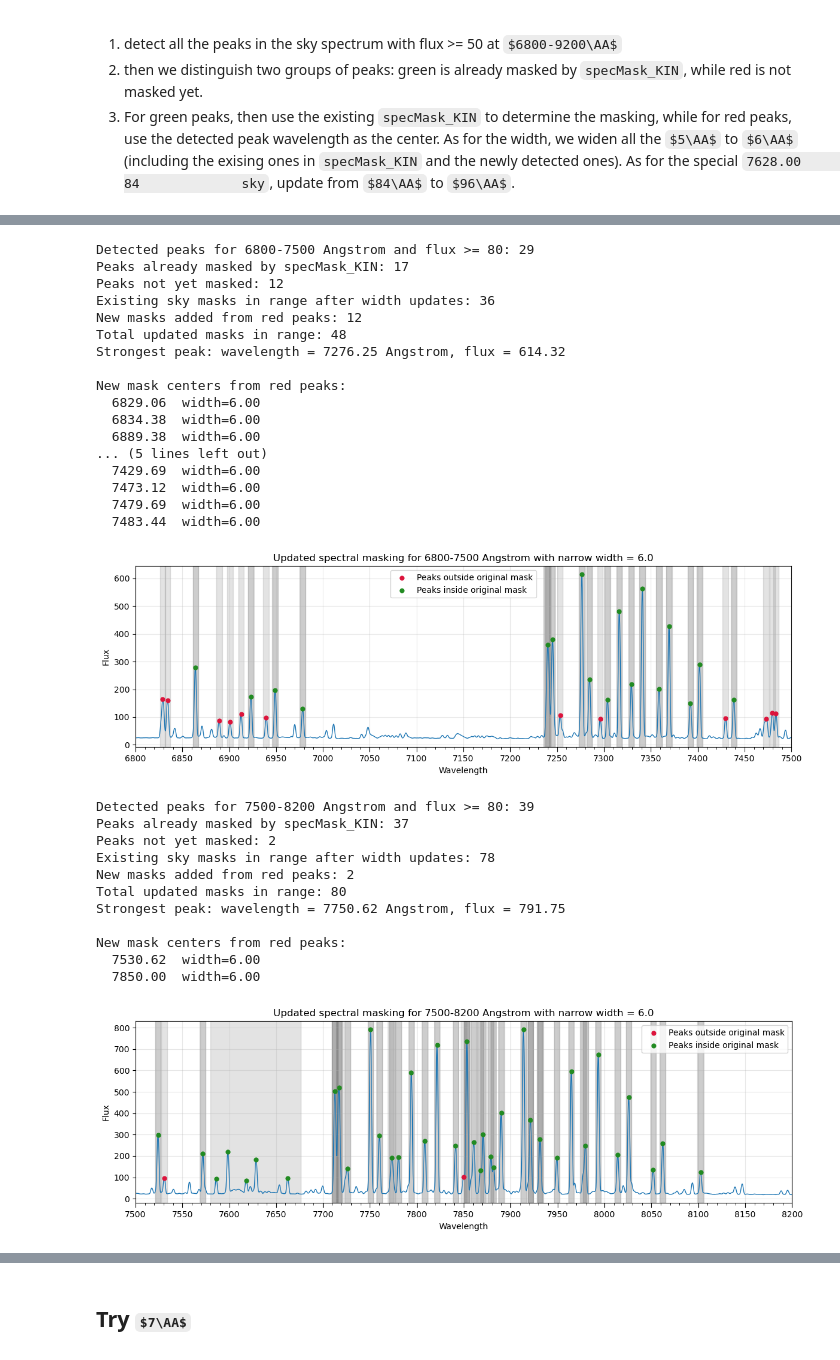
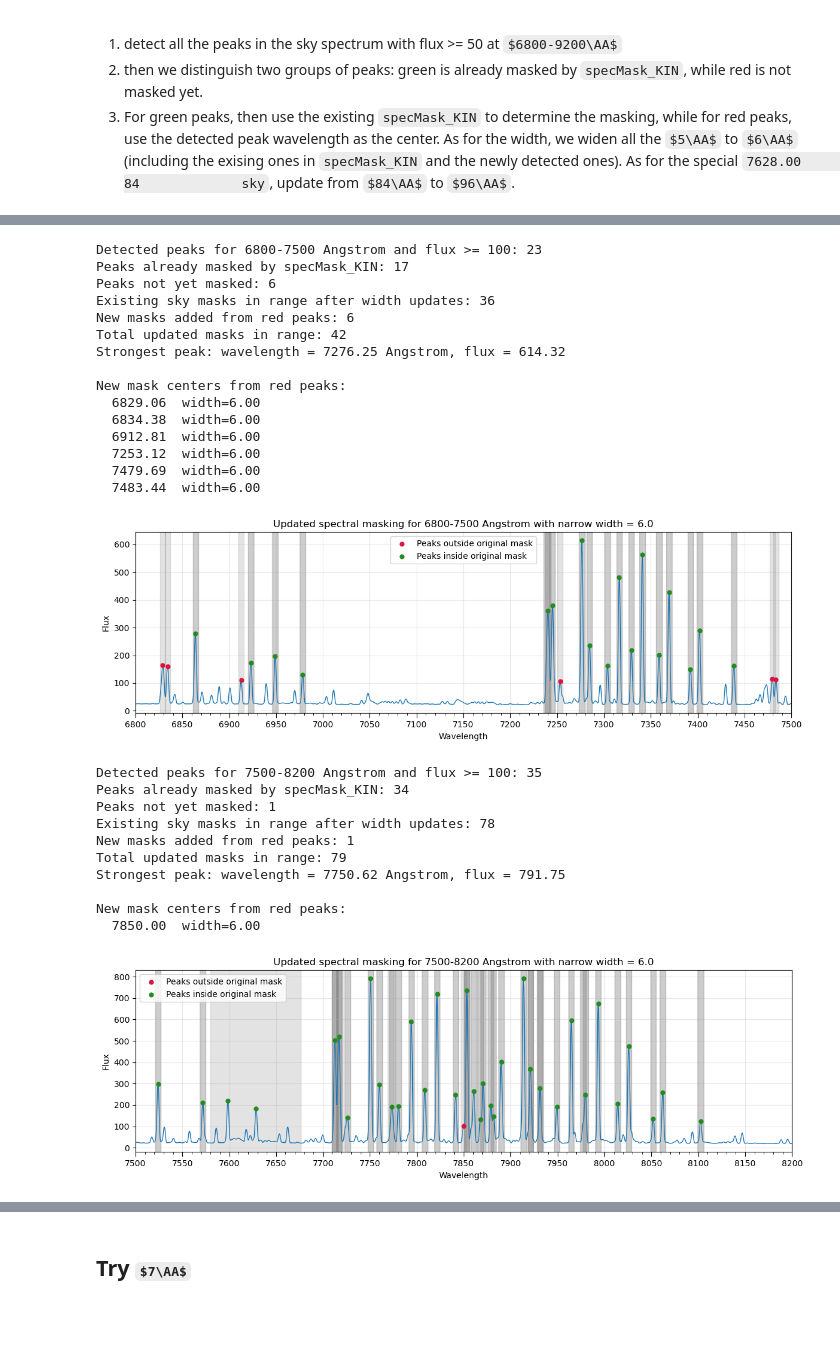
Before and after one commit to Rongjun-ANU/ICRAR-MAUVE, a Jupyter notebook: nGIST_dev_7.6.4/20260309_read_SKY_SPECTRUM_check_specMask_KIN.ipynb, the cells around one changed output, grey strips where cells are left out. Saved outputs shown, nothing was run; the diff lists cells and outputs as text; code cells hidden in the pictures; some formulas as TeX source; blank space fills up the shorter version.

```diff
--- a/nGIST_dev_7.6.4/20260309_read_SKY_SPECTRUM_check_specMask_KIN.ipynb
+++ b/nGIST_dev_7.6.4/20260309_read_SKY_SPECTRUM_check_specMask_KIN.ipynb
@@ -653,7 +653,7 @@ Peak list (wavelength, flux):
 # %%
 peak_wave_min = 7500.0
 peak_wave_max = 8200.0
-peak_flux_min = 80.0
+peak_flux_min = 100.0
 peak_window = (
     np.isfinite(wave_f)
     & np.isfinite(flux_f)
@@ -755,7 +755,7 @@ Peak list (wavelength, flux):
 # %%
 peak_wave_min = 8200.0
 peak_wave_max = 9200.0
-peak_flux_min = 80.0
+peak_flux_min = 100.0
 peak_window = (
     np.isfinite(wave_f)
     & np.isfinite(flux_f)
@@ -863,7 +863,7 @@ Peak list (wavelength, flux):
 # %%
 peak_wave_min = 6800.0
 peak_wave_max = 9200.0
-peak_flux_min = 80.0
+peak_flux_min = 100.0
 updated_narrow_width = 6.0
 special_center = 7628.0
 special_original_width = 84.0
@@ -1003,7 +1003,7 @@ New mask centers from red peaks:
 # %%
 peak_wave_min = 6800.0
 peak_wave_max = 7500.0
-peak_flux_min = 80.0
+peak_flux_min = 100.0
 updated_narrow_width = 6.0
 special_center = 7628.0
 special_original_width = 84.0
@@ -1122,28 +1122,26 @@ ax.grid(alpha=0.3)
 fig.tight_layout()
 plt.show()
 # %% [output]
-Detected peaks for 6800-7500 Angstrom and flux >= 80: 29
+Detected peaks for 6800-7500 Angstrom and flux >= 100: 23
 Peaks already masked by specMask_KIN: 17
-Peaks not yet masked: 12
+Peaks not yet masked: 6
 Existing sky masks in range after width updates: 36
-New masks added from red peaks: 12
-Total updated masks in range: 48
+New masks added from red peaks: 6
+Total updated masks in range: 42
 Strongest peak: wavelength = 7276.25 Angstrom, flux = 614.32
 
 New mask centers from red peaks:
   6829.06  width=6.00
   6834.38  width=6.00
-  6889.38  width=6.00
-... (5 lines left out)
-  7429.69  width=6.00
-  7473.12  width=6.00
+  6912.81  width=6.00
+  7253.12  width=6.00
   7479.69  width=6.00
   7483.44  width=6.00
-[figure, old version]
+[figure, new version]
 # %%
 peak_wave_min = 7500.0
 peak_wave_max = 8200.0
-peak_flux_min = 80.0
+peak_flux_min = 100.0
 updated_narrow_width = 6.0
 special_center = 7628.0
 special_original_width = 84.0
@@ -1240,40 +1238,39 @@ if peak_wavelengths.size > 0:
             peak_fluxes[~peak_in_mask],
             color="crimson",
             s=24,
             zorder=3,
             label="Peaks outside original mask",
         )
     if np.any(peak_in_mask):
         ax.scatter(
             peak_wavelengths[peak_in_mask],
             peak_fluxes[peak_in_mask],
             color="forestgreen",
             s=24,
             zorder=3,
             label="Peaks inside original mask",
         )
     ax.legend()
 ax.set_xlim(peak_wave_min, peak_wave_max)
 ax.set_title(f"Updated spectral masking for 7500-8200 Angstrom with narrow width = {updated_narrow_width}")
 ax.set_xlabel("Wavelength")
 ax.set_ylabel("Flux")
 configure_wavelength_ticks(ax, peak_wave_min, peak_wave_max)
 ax.grid(alpha=0.3)
 fig.tight_layout()
 plt.show()
 # %% [output]
-Detected peaks for 7500-8200 Angstrom and flux >= 80: 39
-Peaks already masked by specMask_KIN: 37
-Peaks not yet masked: 2
+Detected peaks for 7500-8200 Angstrom and flux >= 100: 35
+Peaks already masked by specMask_KIN: 34
+Peaks not yet masked: 1
 Existing sky masks in range after width updates: 78
-New masks added from red peaks: 2
-Total updated masks in range: 80
+New masks added from red peaks: 1
+Total updated masks in range: 79
 Strongest peak: wavelength = 7750.62 Angstrom, flux = 791.75
 
 New mask centers from red peaks:
-  7530.62  width=6.00
   7850.00  width=6.00
-[figure, old version]
+[figure, new version]
 # %%
 peak_wave_min = 8200.0
 peak_wave_max = 9200.0
```
Also changed, not shown: parts of 17 cells of this notebook, 7 other files.
